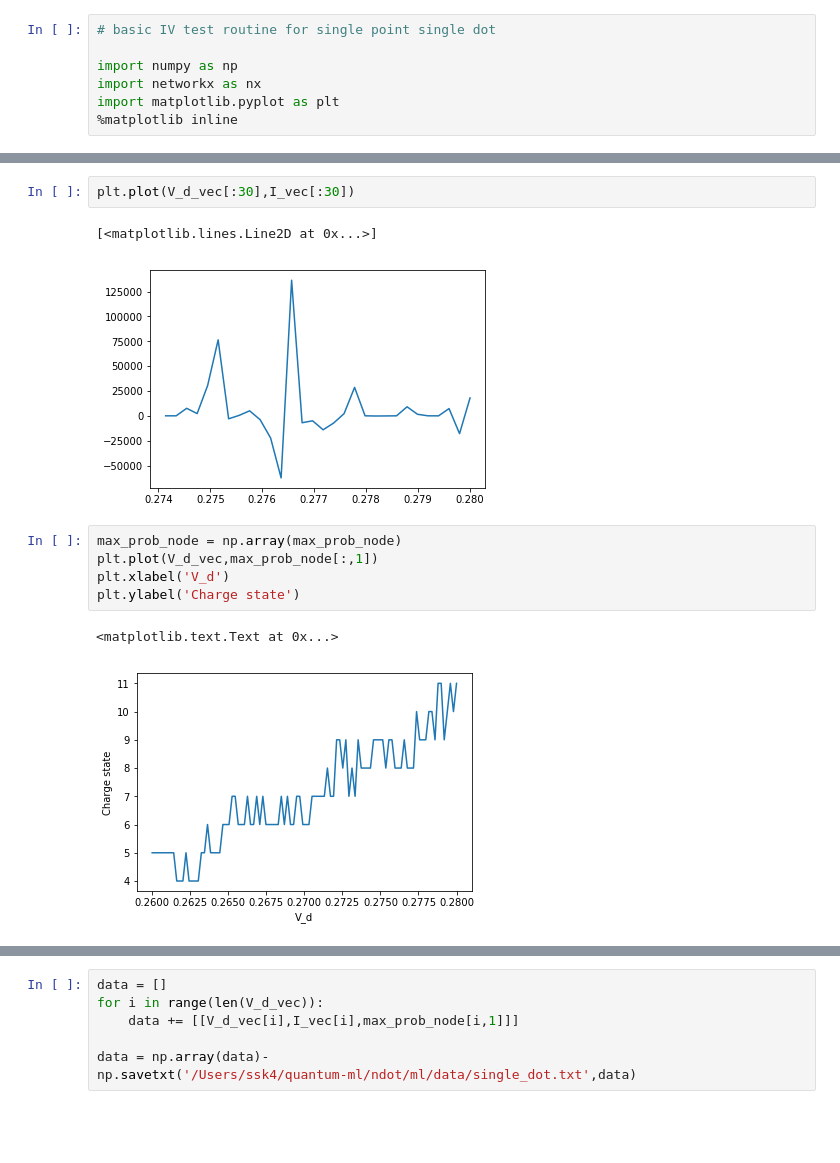
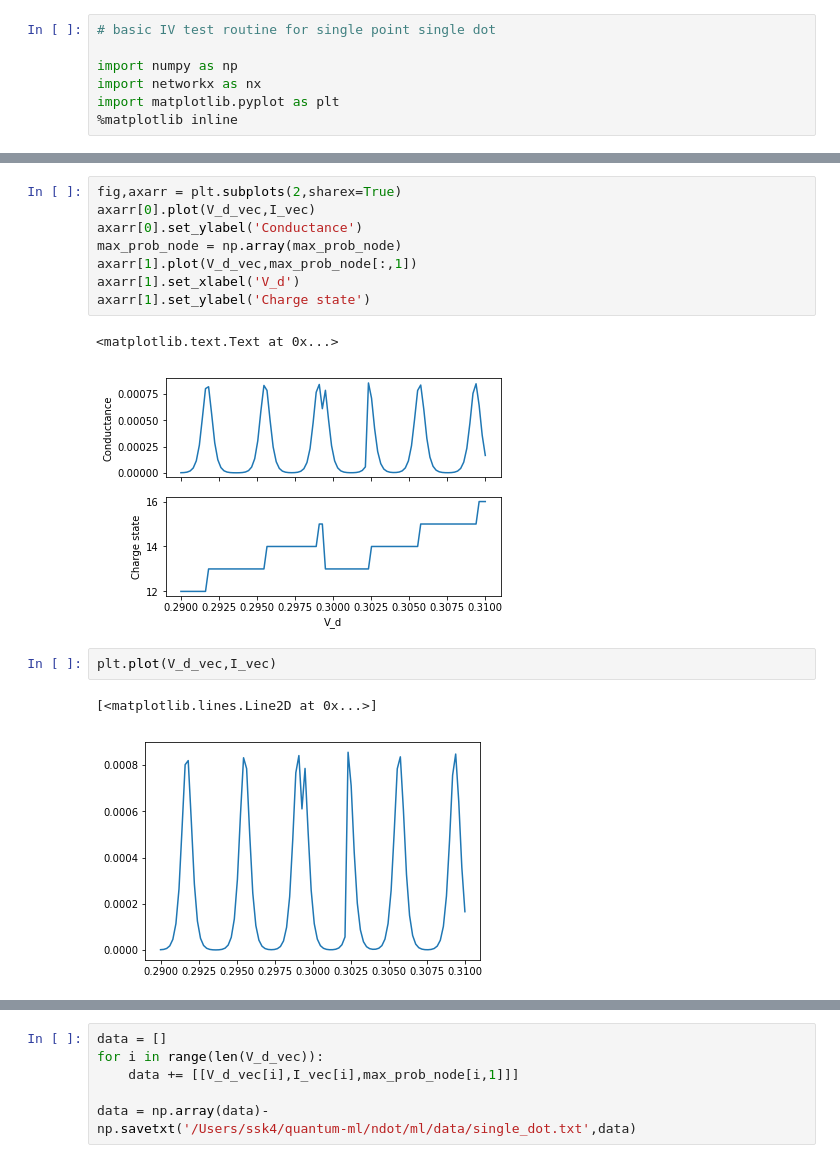
Before and after one commit to Quantumgame/quantum-ml, a Jupyter notebook: ndot/lib/single_dot.ipynb, the cells around one changed output, grey strips where cells are left out. Cells and saved outputs as stored; diff of their text form; blank space fills up the shorter version.

```diff
--- a/ndot/lib/single_dot.ipynb
+++ b/ndot/lib/single_dot.ipynb
@@ -85,14 +95,17 @@ nx.draw_shell(G,with_labels=True)
+# %%
+fig,axarr = plt.subplots(2,sharex=True)
+axarr[0].plot(V_d_vec,I_vec)
+axarr[0].set_ylabel('Conductance')
+max_prob_node = np.array(max_prob_node)
+axarr[1].plot(V_d_vec,max_prob_node[:,1])
+axarr[1].set_xlabel('V_d')
+axarr[1].set_ylabel('Charge state')
+# %% [output]
+<matplotlib.text.Text at 0x...>
+[figure, added]
 # %%
-plt.plot(V_d_vec[:30],I_vec[:30])
+plt.plot(V_d_vec,I_vec)
 # %% [output]
 [<matplotlib.lines.Line2D at 0x...>]
-[figure, old version]
+[figure, new version]
-# %%
-max_prob_node = np.array(max_prob_node)
-plt.plot(V_d_vec,max_prob_node[:,1])
-plt.xlabel('V_d')
-plt.ylabel('Charge state')
-# %% [output]
-<matplotlib.text.Text at 0x...>
-[figure, removed]
 # %%
```
Also changed, not shown: parts of 10 cells of this notebook, 3 other files.
